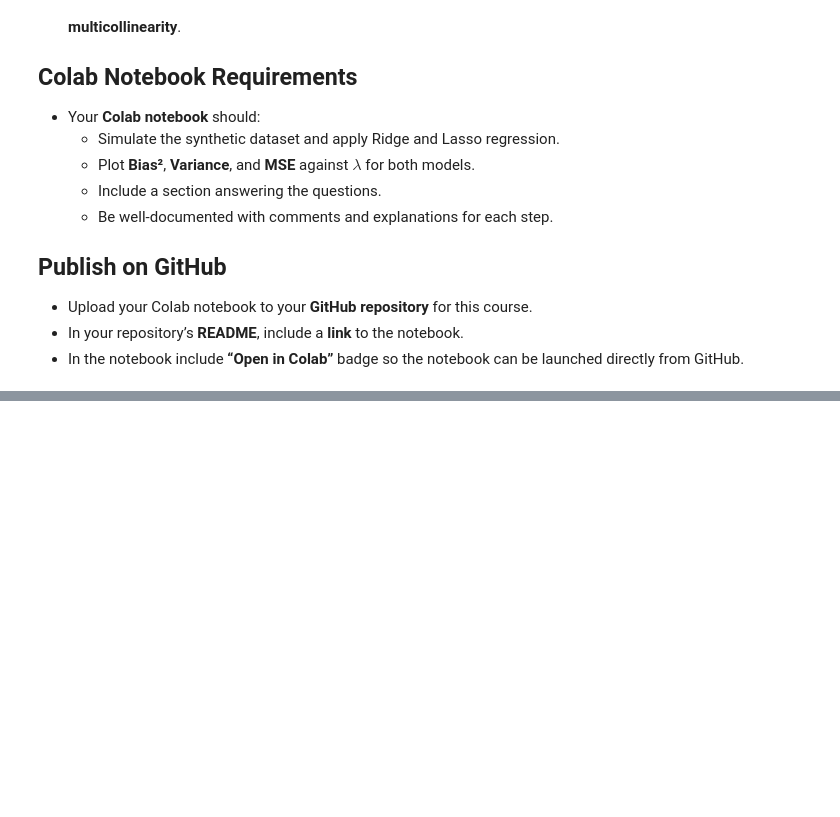
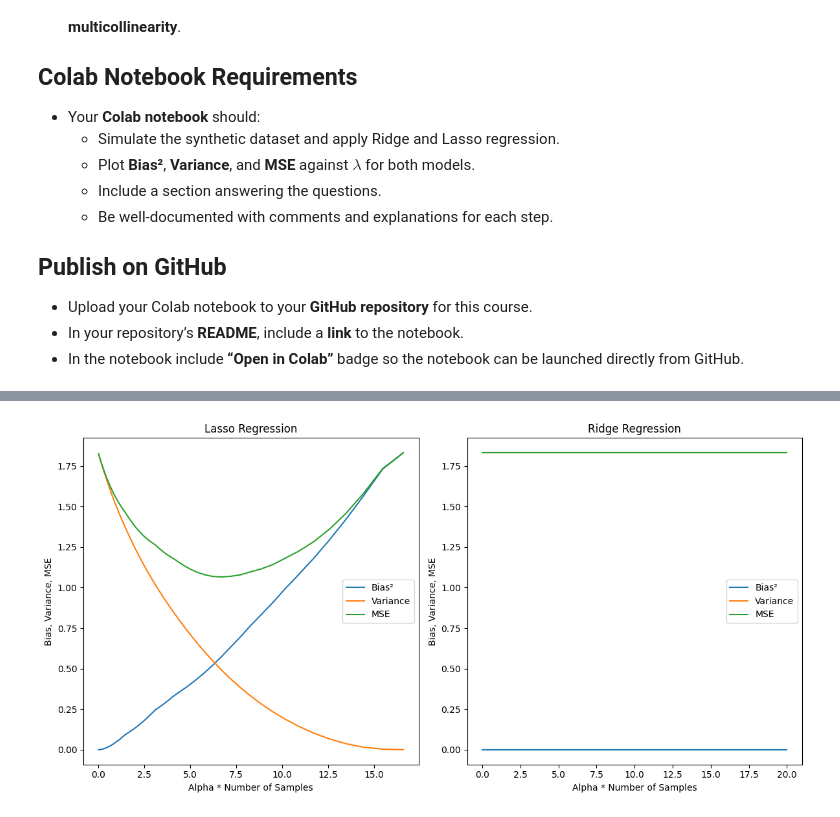
Before and after one commit to krzysztof-kar/ML2025, a Jupyter notebook: Lab04_penalized-regression_prdom.ipynb, the cells around one changed output, grey strips where cells are left out. Saved outputs shown, nothing was run; the diff lists cells and outputs as text; code cells hidden in the pictures; blank space fills up the shorter version.

```diff
--- a/Lab04_penalized-regression_prdom.ipynb
+++ b/Lab04_penalized-regression_prdom.ipynb
@@ -90,0 +123,58 @@ lasso = LassoCV(cv=n_folds, random_state=42).fit(X, y)
+# %%
+l_alphas = lasso.alphas_
+r_alphas = np.logspace(-5, 0, 200)
+n_samples = X.shape[0]
+
+# Initialize lists to store results
+lasso_bias_squared = []
+lasso_variance = []
+lasso_mse = []
+
+ridge_bias_squared = []
+ridge_variance = []
+ridge_mse = []
+
+# Iterate through the alpha values and compute bias, variance, and MSE for each model
+for alpha in l_alphas:
+    lasso_model = Lasso(alpha=alpha).fit(X,y)
+    lasso_pred = lasso_model.predict(X)
+    lasso_bias_squared.append(np.mean((lasso_pred - y)**2))
+    lasso_variance.append(np.var(lasso_pred))
+    lasso_mse.append(np.mean((lasso_pred - y)**2) + np.var(lasso_pred))
+
+
+for aplha in r_alphas:
+  ridge_model = Ridge(alpha=alpha).fit(X,y)
+  ridge_pred = ridge_model.predict(X)
+  ridge_bias_squared.append(np.mean((ridge_pred - y)**2))
+  ridge_variance.append(np.var(ridge_pred))
+  ridge_mse.append(np.mean((ridge_pred - y)**2) + np.var(ridge_pred))
+
+
+plt.figure(figsize=(12, 6))
+
+# Lasso Plot
+plt.subplot(1, 2, 1)
+plt.plot(l_alphas * n_samples, lasso_bias_squared, label="Bias²")
+plt.plot(l_alphas * n_samples, lasso_variance, label="Variance")
+plt.plot(l_alphas * n_samples, lasso_mse, label="MSE")
+plt.xlabel("Alpha * Number of Samples")
+plt.ylabel("Bias, Variance, MSE")
+plt.title("Lasso Regression")
+plt.legend()
+
+
+# Ridge Plot
+plt.subplot(1, 2, 2)
+plt.plot(r_alphas * n_samples, ridge_bias_squared, label="Bias²")
+plt.plot(r_alphas * n_samples, ridge_variance, label="Variance")
+plt.plot(r_alphas * n_samples, ridge_mse, label="MSE")
+plt.xlabel("Alpha * Number of Samples")
+plt.ylabel("Bias, Variance, MSE")
+plt.title("Ridge Regression")
+plt.legend()
+
+plt.tight_layout()
+plt.show()
+# %% [output]
+[figure, added]
```
Also changed, not shown: parts of 2 cells of this notebook.
